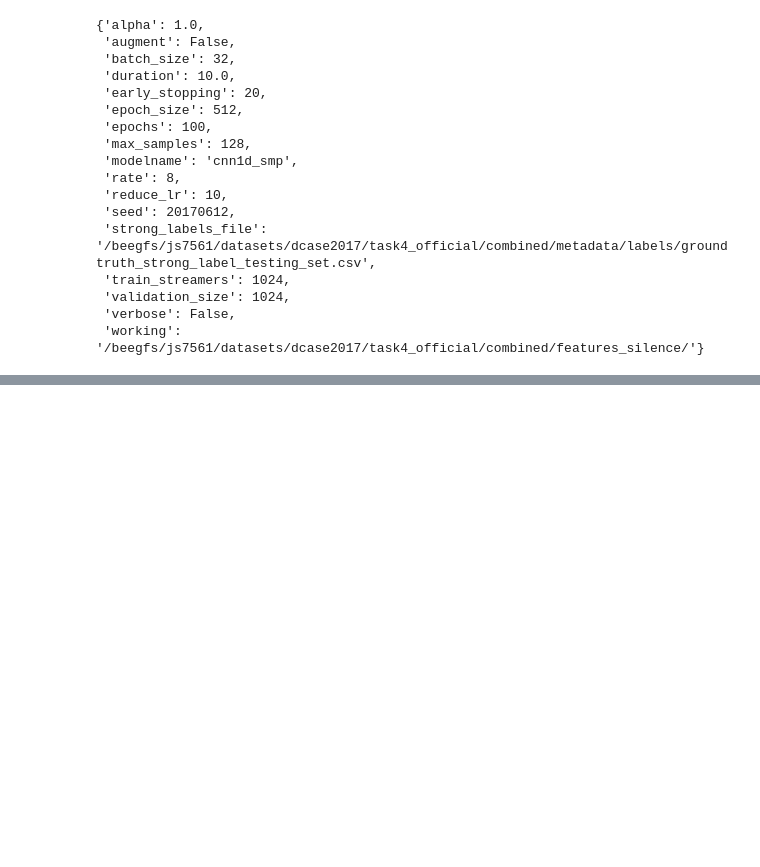
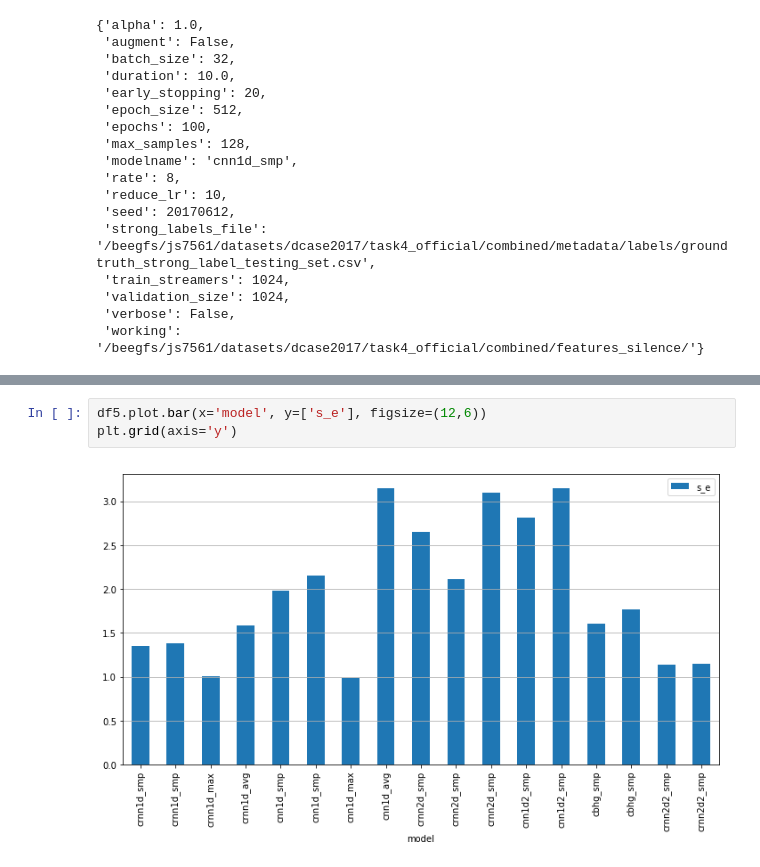
Before and after one commit to marl/milsed, a Jupyter notebook: notebooks/v1/01_model_results.ipynb, the cells around one changed output, grey strips where cells are left out. Drawn from its saved outputs; the diff is of its cells as text; blank space fills up the shorter version.

```diff
--- a/notebooks/v1/01_model_results.ipynb
+++ b/notebooks/v1/01_model_results.ipynb
@@ -170,0 +224,5 @@ milsed.eval.compare_results(OUTPUT_PATH, models4)
+# %%
+df5.plot.bar(x='model', y=['s_e'], figsize=(12,6))
+plt.grid(axis='y')
+# %% [output]
+[figure, added]
```
Also changed, not shown: parts of 53 cells of this notebook.
